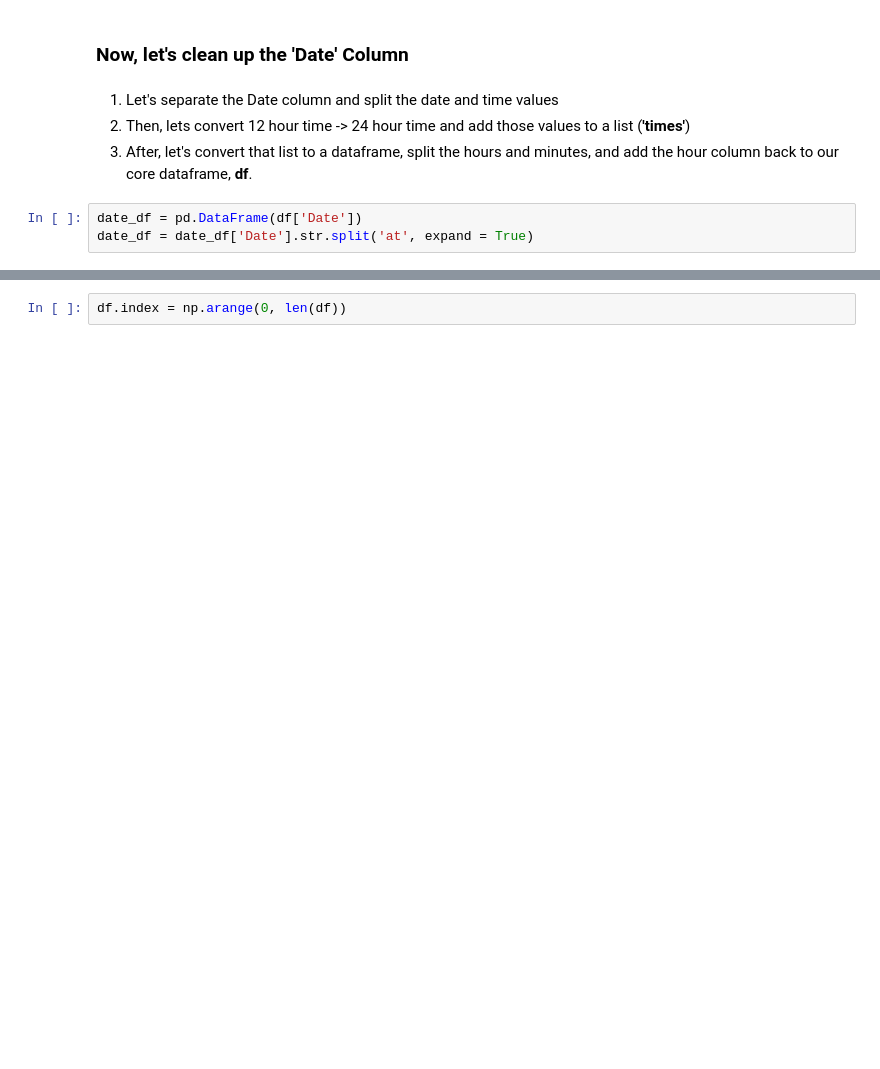
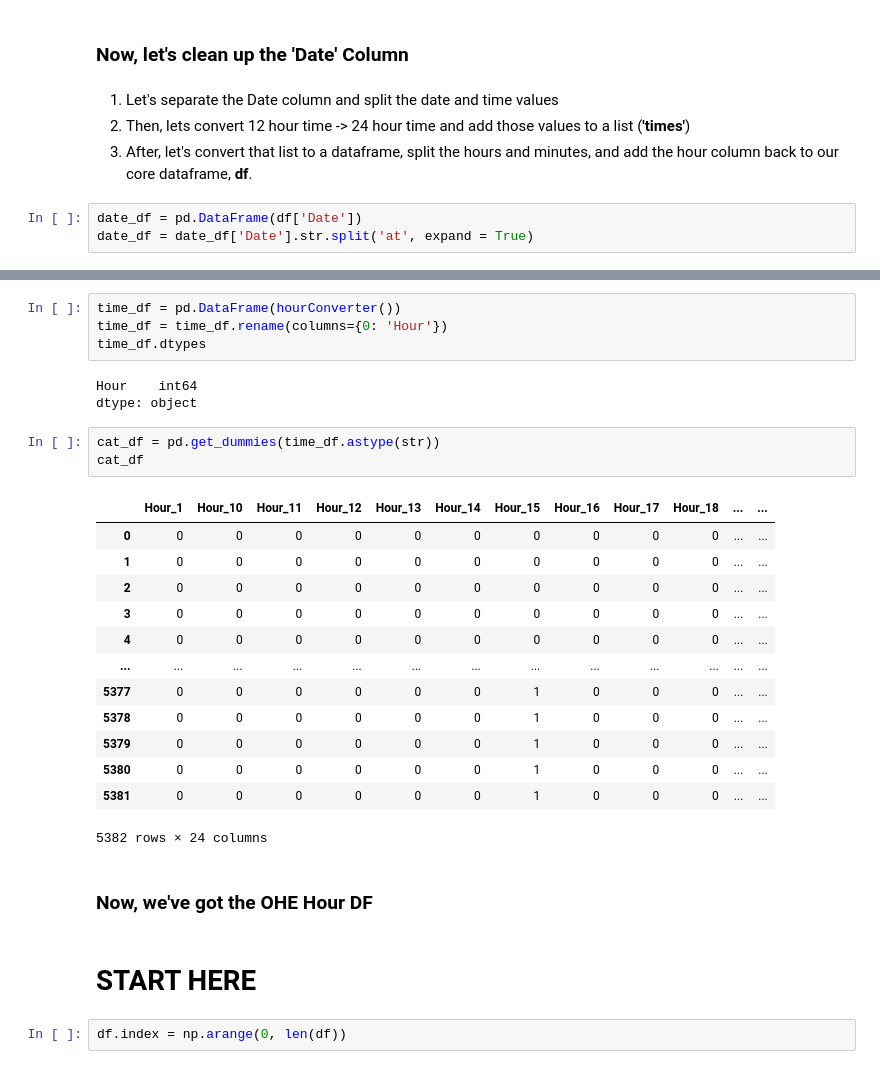
Before and after one commit to danmurphy1217/snippets, a Jupyter notebook: dht-photoresistor-button-toDataset/timeseries-regression.ipynb, the cells around one changed output, grey strips where cells are left out. Saved outputs shown, nothing was run; the diff lists cells and outputs as text; blank space fills up the shorter version.

```diff
--- a/dht-photoresistor-button-toDataset/timeseries-regression.ipynb
+++ b/dht-photoresistor-button-toDataset/timeseries-regression.ipynb
@@ -124,5 +140,33 @@ len(df) == len(times)
 # %% [output]
 True
+# %%
+time_df = pd.DataFrame(hourConverter())
+time_df = time_df.rename(columns={0: 'Hour'})
+time_df.dtypes
+# %% [output]
+Hour    int64
+dtype: object
+# %%
+cat_df = pd.get_dummies(time_df.astype(str))
+cat_df
+# %% [output]
+|  | Hour_1 | Hour_10 | Hour_11 | Hour_12 | Hour_13 | Hour_14 | Hour_15 | Hour_16 | Hour_17 | Hour_18 | ... | ... |
+| 0 | 0 | 0 | 0 | 0 | 0 | 0 | 0 | 0 | 0 | 0 | ... | ... |
+| 1 | 0 | 0 | 0 | 0 | 0 | 0 | 0 | 0 | 0 | 0 | ... | ... |
+| 2 | 0 | 0 | 0 | 0 | 0 | 0 | 0 | 0 | 0 | 0 | ... | ... |
+| 3 | 0 | 0 | 0 | 0 | 0 | 0 | 0 | 0 | 0 | 0 | ... | ... |
+| 4 | 0 | 0 | 0 | 0 | 0 | 0 | 0 | 0 | 0 | 0 | ... | ... |
+| ... | ... | ... | ... | ... | ... | ... | ... | ... | ... | ... | ... | ... |
+| 5377 | 0 | 0 | 0 | 0 | 0 | 0 | 1 | 0 | 0 | 0 | ... | ... |
+| 5378 | 0 | 0 | 0 | 0 | 0 | 0 | 1 | 0 | 0 | 0 | ... | ... |
+| 5379 | 0 | 0 | 0 | 0 | 0 | 0 | 1 | 0 | 0 | 0 | ... | ... |
+| 5380 | 0 | 0 | 0 | 0 | 0 | 0 | 1 | 0 | 0 | 0 | ... | ... |
+| 5381 | 0 | 0 | 0 | 0 | 0 | 0 | 1 | 0 | 0 | 0 | ... | ... |
+5382 rows × 24 columns
+# %% [markdown]
+### Now, we've got the OHE Hour DF
+# %% [markdown]
+# START HERE
 # %%
 df.index = np.arange(0, len(df))
 # %%
```
Also changed, not shown: parts of 10 cells of this notebook, 2 other files.
